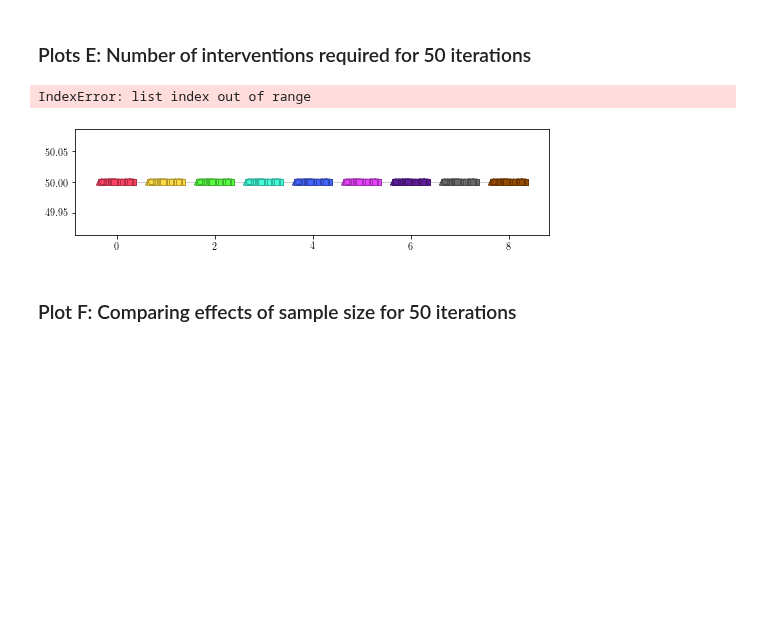
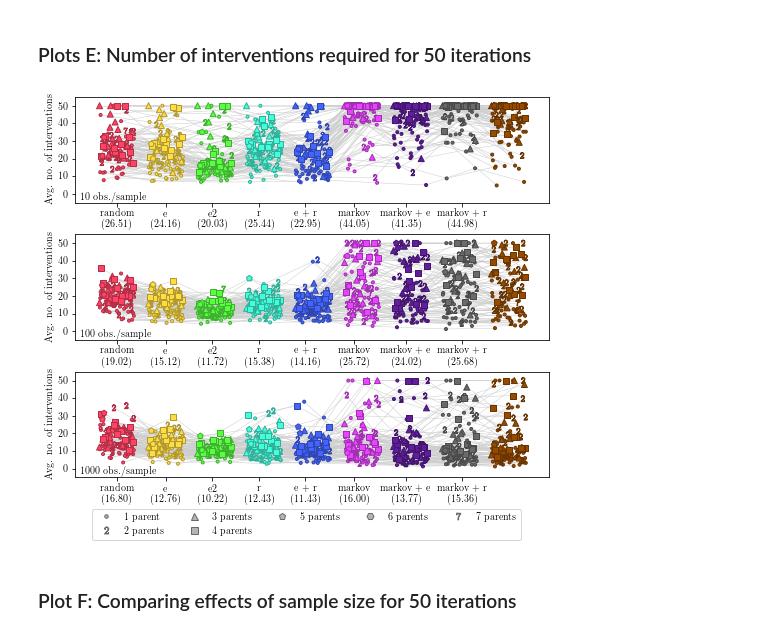
Before and after one commit to juangamella/aicp, a Jupyter notebook: plots_finite.ipynb, the cells around one changed output. Saved outputs shown, nothing was run; the diff lists cells and outputs as text; code cells hidden in the pictures; blank space fills up the shorter version.

Commit message:
Adapted dot plot

```diff
--- a/plots_finite.ipynb
+++ b/plots_finite.ipynb
@@ -99,9 +99,12 @@ def generate_trajectories(results, cases):
         type1_errors = []
         empty_pool_events = []
         for i,run_results in enumerate(policy_runs):
-            no_ints[k, i,:] = list(map(lambda result: len(result.interventions()), run_results))
             for j, result in enumerate(run_results):
                 estimates = result.estimates() + [result.estimate]
+                try:
+                    no_ints[k, i, j] = estimates.index(cases[j].truth)
+                except ValueError:
+                    no_ints[k, i, j] = len(result.interventions())
                 trajectory = list(map(lambda estimate: jaccard_sim(cases[j].truth, estimate), estimates))
                 type1_error = list(map(lambda estimate: set.issubset(estimate, cases[j].truth), estimates))
                 trajectories.append(trajectory)
@@ -377,7 +380,7 @@ plt.figure(figsize=(8.5,7))
 dev = 0.35
 xaxis = np.tile(np.arange(P), (N, 1)) - np.outer(np.linspace(-dev, dev, N), np.ones(P))
 ecolor = "#cdcdcd"
-markers = [".", "$2$", "^", "s", "p", "H"]
+markers = [".", "$2$", "^", "s", "p", "H", "$7$"]
 
 #-----------------------------------
 # Function for individual (n=x) plot
@@ -394,7 +397,12 @@ def point_plot(NoInts, ax, parents = None):
             plt.plot(xaxis[i,:], means[:, i].T, color=ecolor, zorder=0, linewidth=0.5)
         # Plot dots
         for i in idx:
-            plt.scatter(xaxis[i,:], means[:, i].T, marker=markers[p-1], c=colors[0:P], zorder=1, edgecolors=colorsb)
+            plt.scatter(xaxis[i,:],
+                        means[:, i].T,
+                        marker=markers[p-1],
+                        c=colors[0:P],
+                        zorder=1,
+                        edgecolors=colorsb)
 
     # Set labels
     plt.ylabel("Avg. no. of interventions")
@@ -426,36 +434,35 @@ ax.text(0.01,0.027,"10 obs./sample", transform=ax.transAxes, fontsize=10, ha="le
 # n=100
 plt.subplot(gs[1])
 ax = plt.gca()
 point_plot(NoIntsAux[1], ax, parents)
 ax.set_yticks([0, 10, 20, 30, 40, 50])
 plt.ylim(-5, 55)
 ax.text(0.01,0.027,"100 obs./sample", transform=ax.transAxes, fontsize=10, ha="left")
 
 # n=1000
 plt.subplot(gs[2])
 ax = plt.gca()
 point_plot(NoIntsAux[2], ax, parents)
 ax.set_yticks([0, 10, 20, 30, 40, 50])
 plt.ylim(-5, 55)
 ax.text(0.01,0.027,"1000 obs./sample", transform=ax.transAxes, fontsize=10, ha="left")
 
 # Build legend
 legend_elements = []
 for i,m in enumerate(markers):
     legend_elements.append(Line2D([0],[0],
                                   marker=m,
                                   color=[0,0,0,0],
                                   label= '%d parent' % (i+1) + ('s' if i > 0 else ''),
                                   markerfacecolor=colorsa[7],
                                   markeredgecolor=colors[7],
                                   markersize=7))
-ax.legend(handles=legend_elements,prop=fontP, ncol=6, bbox_to_anchor=(1.03, -0.25))
+ax.legend(handles=legend_elements,prop=fontP, ncol=5, bbox_to_anchor=(0.95, -0.25))
 
 # Save figure
 plt.savefig('figures/intervention_numbers_finite_50_iter.pdf', bbox_inches='tight')
 # %% [output]
-IndexError: list index out of range
-[figure, old version]
+[figure, new version]
 # %% [markdown]
 ### Plot F: Comparing effects of sample size for 50 iterations
 # %%
```
